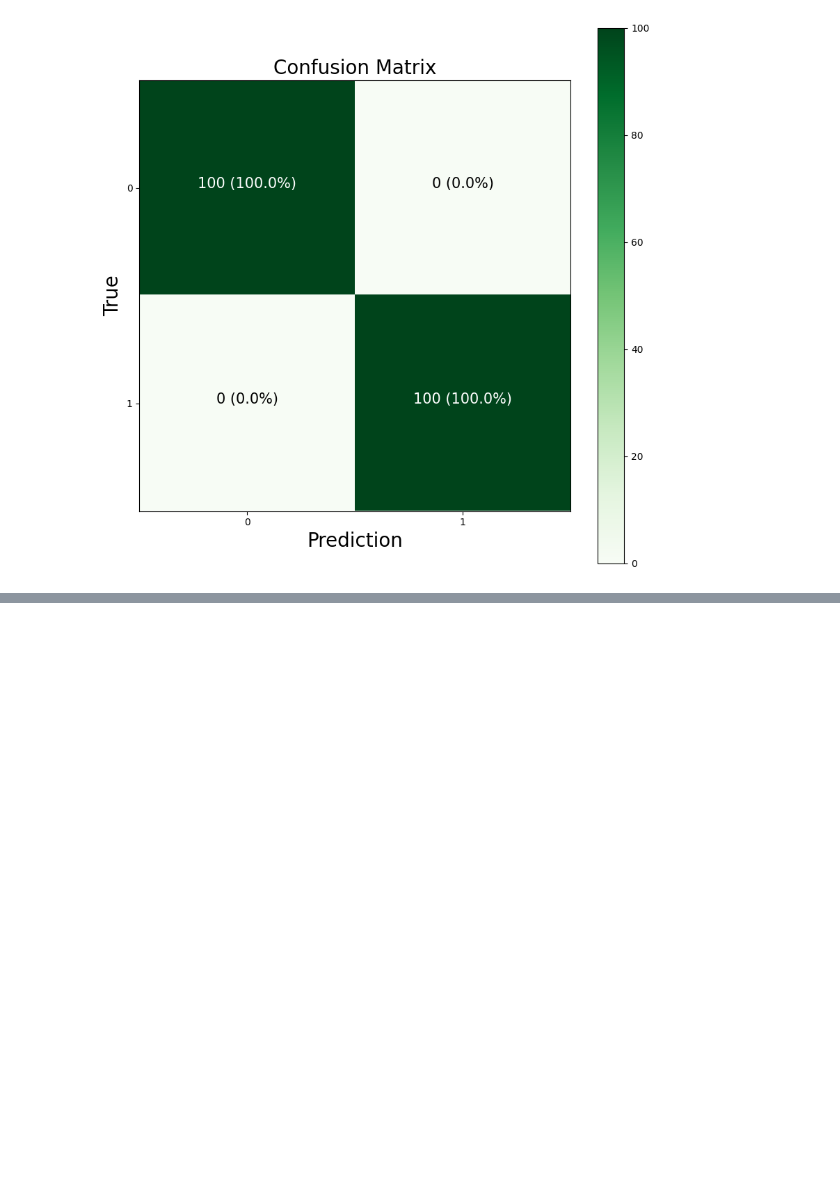
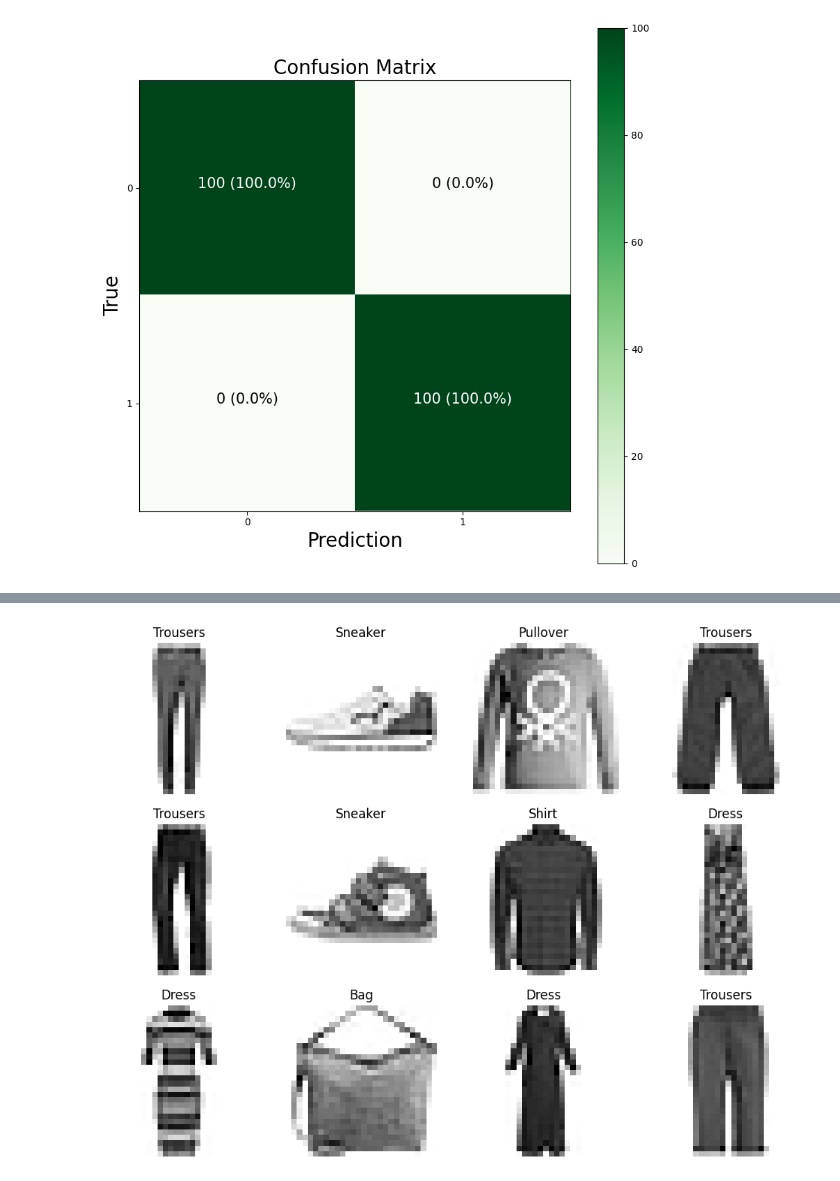
Before and after one commit to mpolinowski/tf-2023, a Jupyter notebook: 02_Tensorflow_Classifications/02_Tensorflow_Classifications.ipynb, the cells around one changed output, grey strips where cells are left out. Drawn from its saved outputs; the diff is of its cells as text; code cells hidden in the pictures; blank space fills up the shorter version.

```diff
--- a/02_Tensorflow_Classifications/02_Tensorflow_Classifications.ipynb
+++ b/02_Tensorflow_Classifications/02_Tensorflow_Classifications.ipynb
@@ -891,0 +970,14 @@ plot_confusion_matrix(y_pred, y_test)
+# %%
+# plot multiple random images with labels
+ran_gen = np.random.default_rng()
+
+plt.figure(figsize=(12, 12))
+
+for i in range(12):
+    ax = plt.subplot(4, 4, i+1)
+    random_index = ran_gen.integers(low=0, high=59999, size=1)
+    plt.imshow(train_data[random_index[0]], cmap=plt.cm.binary)
+    plt.title(class_names[train_labels[random_index[0]]])
+    plt.axis(False)
+# %% [output]
+[figure, added]
```
Also changed, not shown: parts of 17 cells of this notebook, 4 other files.
